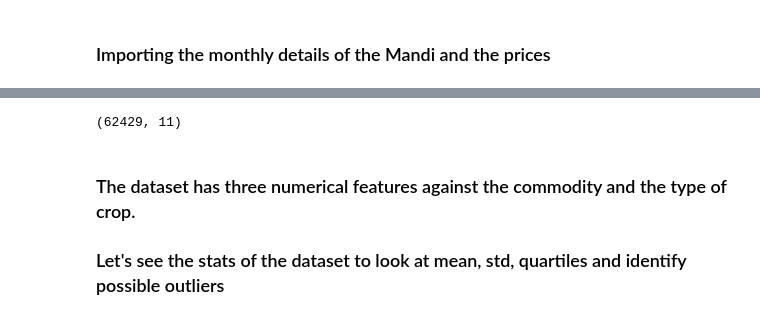
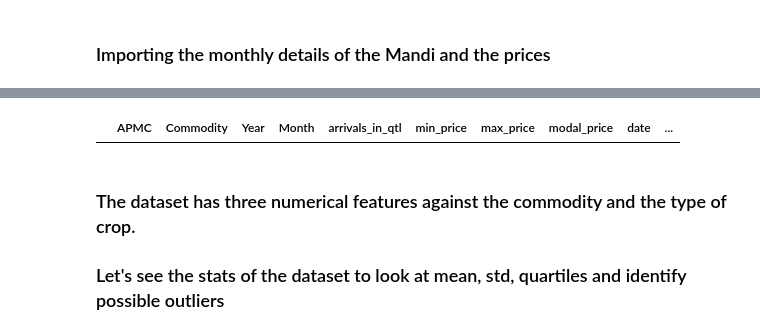
Before and after one commit to joshi-vipul/maharashtra_mandi, a Jupyter notebook: Maharashtra Mandi Seasonality.ipynb, the cells around one changed output, grey strips where cells are left out. Cells and saved outputs as stored; diff of their text form; code cells hidden in the pictures.

```diff
--- a/Maharashtra Mandi Seasonality.ipynb
+++ b/Maharashtra Mandi Seasonality.ipynb
@@ -20,10 +20,11 @@ df_monthly.head()
 | 2 | Ahmednagar | Wheat(Husked) | 2015 | April | 1253 | 1572 | 1890 | 1731 | 2015-04-01 | ... |
 | 3 | Ahmednagar | Wheat(Husked) | 2016 | April | 387 | 1750 | 2220 | 1999 | 2016-04-01 | ... |
 | 4 | Ahmednagar | Sorgum(Jawar) | 2015 | April | 3825 | 1600 | 2200 | 1900 | 2015-04-01 | ... |
-# %%
-df_monthly.shape
-# %% [output]
-(62429, 11)
+# %%
+df_monthly.shape
+df_monthly[df_monthly['Commodity'].str.contains("barl")]
+# %% [output]
+|  | APMC | Commodity | Year | Month | arrivals_in_qtl | min_price | max_price | modal_price | date | ... |
 # %% [markdown]
 ### The dataset has three numerical features against the commodity and the type of crop.
 ### Let's see the stats of the dataset to look at mean, std, quartiles and identify possible outliers
```
Also changed, not shown: 2 other files.
